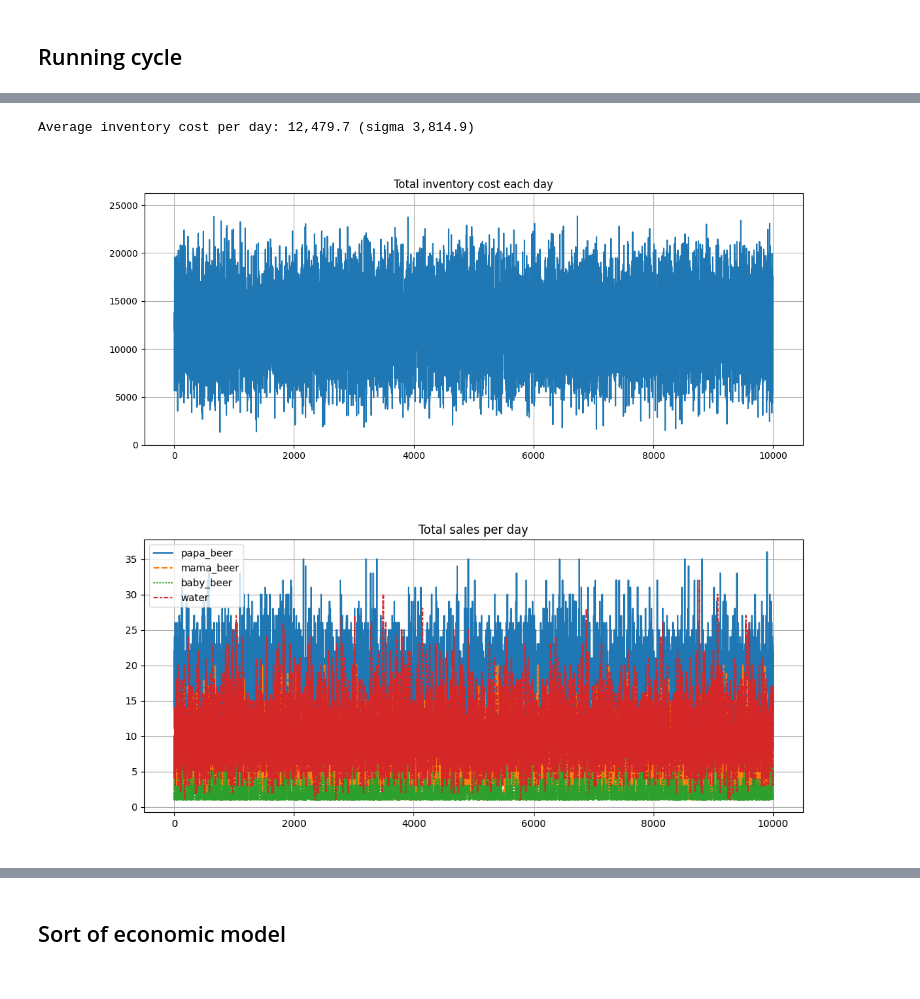
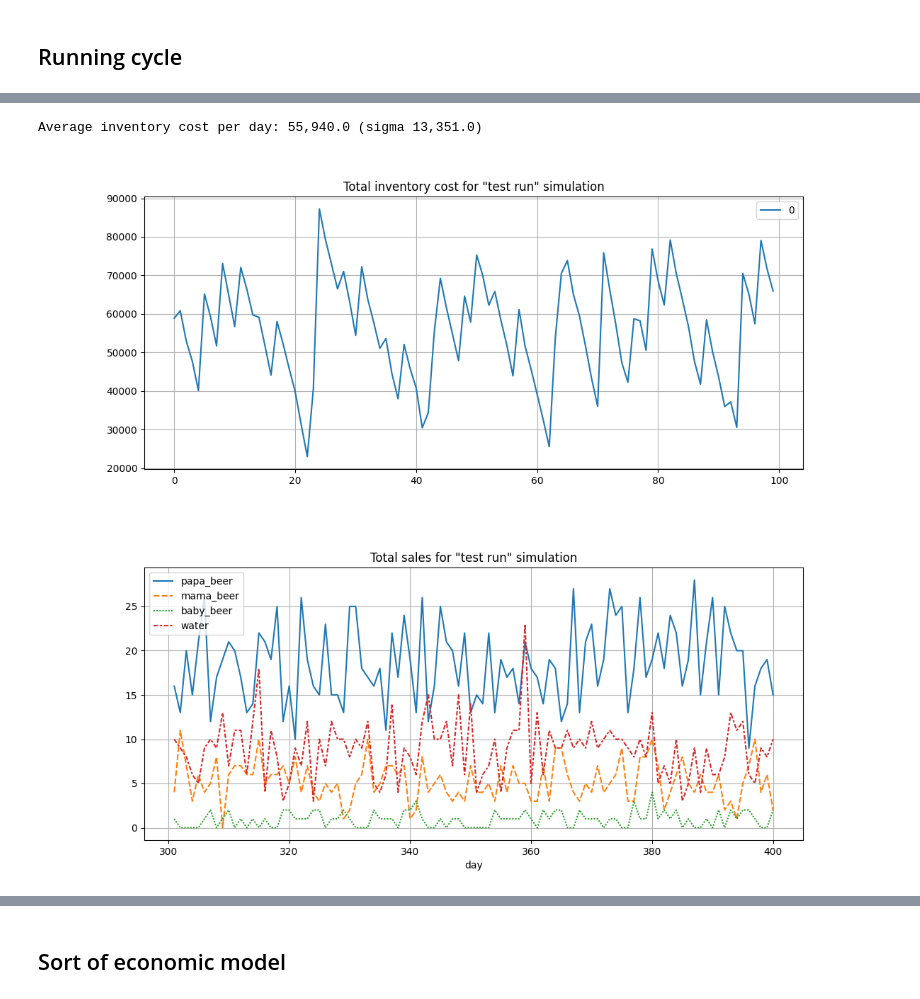
Before and after one commit to mjh-sakh/VendingMachineSym, a Jupyter notebook: src/VendingMachine.ipynb, the cells around one changed output, grey strips where cells are left out. Drawn from its saved outputs; the diff is of its cells as text; code cells hidden in the pictures.

Commit message:
change pick function for customer, wrap simulation
now customer picks before knowing available products and maybe repicks if no drink
siumulation is wrapped in Simulation class
add plot function

```diff
--- a/src/VendingMachine.ipynb
+++ b/src/VendingMachine.ipynb
@@ -126,7 +135,7 @@ class FillUpExistingToMaxOnMinLevel(BaseStrategy):
         """
         self.vm = vending_machine
         decision = {}
-        for name, ammount in vm.columns.items():
+        for name, ammount in self.vm.columns.items():
             decision[name] = self.max_levels[name] - ammount if ammount < self.min_level else 0
         if sum(decision.values()) == 0: decision = False
         self.write_decision(decision)
@@ -194,16 +203,16 @@ s_topup_high_at_10 = TopupExistingOnMinLevel('top_up_if_less_10', min_level=10,
     'baby_beer': 10,
     'water'    : 25,
 })
-s_to_max_on_5 = FillUpExistingToMaxOnMinLevel('at 5 to max', min_level=5, max_levels= {
-    'papa_beer': 30,
-    'mama_beer': 20,
-    'baby_beer': 13,
-    'water'    : 30,
+s_to_max_on_10 = FillUpExistingToMaxOnMinLevel('at 10 to max', min_level=10, max_levels= {
+    'papa_beer': 100,
+    'mama_beer': 100,
+    'baby_beer': 50,
+    'water'    : 100,
 })
 
 STGs = {
-    vm1: s_to_max_on_5,
-    vm2: s_to_max_on_5,
+    vm1: s_to_max_on_10,
+    vm2: s_to_max_on_10,
 }
 # %% [markdown]
 ## Running cycle
@@ -252,0 +219,11 @@ plt.show()
+# %%
+sim = Simulation('test run',
+                 products=PRODUCTS,
+                 product_costs=PRODUCTS_COSTS,
+                 product_margins=PRODUCTS_MARGIN,
+                 VMs=VMs,
+                 STGs=STGs,
+                 cycles=100,
+                 local_time=local_time)
+
+sim.run()
@@ -253,23 +234,11 @@ plt.show()
 # %%
-total_inventory_cost = np.dot(total_inventory_levels[PRODUCTS.keys()].values,
-       np.array([PRODUCTS_COSTS[product] for product in PRODUCTS.keys()]).reshape(-1, 1))  # this to make sure columns aligned, not just .values
-
-plt.figure(figsize=(13, 5))
-plt.grid()
-plt.ylim(0, total_inventory_cost.max() * 1.1)
-plt.plot(total_inventory_cost)
-plt.title('Total inventory cost each day')
-plt.plot()
-print(f'Average inventory cost per day: {np.mean(total_inventory_cost):,.1f} (sigma {np.std(total_inventory_cost):,.1f})')
+print(f'Average inventory cost per day: {np.mean(sim.total_inventory_cost):,.1f} (sigma {np.std(sim.total_inventory_cost):,.1f})')
+plot_stat(sim, 'total_inventory_cost')
 # %% [output]
-Average inventory cost per day: 12,479.7 (sigma 3,814.9)
+Average inventory cost per day: 55,940.0 (sigma 13,351.0)
-[figure, old version]
+[figure, new version]
 # %%
-plt.figure(figsize=(12, 5))
-plt.grid()
-sns.lineplot(data=total_sales[PRODUCTS.keys()])
-plt.title('Total sales per day')
-plt.show()
+plot_stat(sim, 'total_sales')
 # %% [output]
-[figure, old version]
+[figure, new version]
 # %%
```
Also changed, not shown: parts of 15 cells of this notebook, 1 other file.
